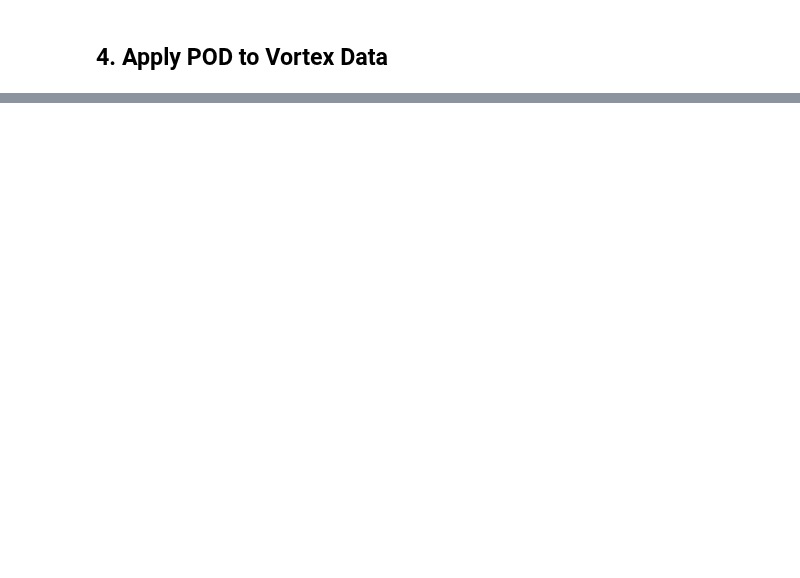
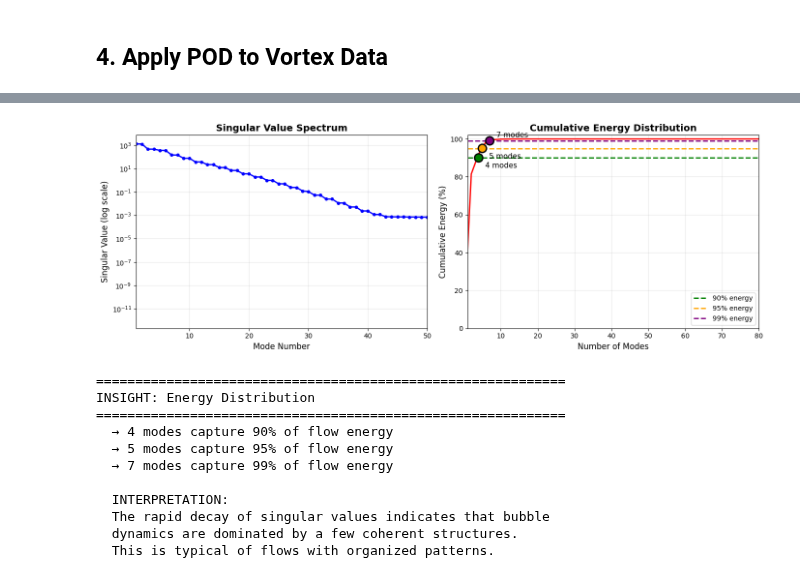
Before and after one commit to rezamirzaei/POD_Analysis_for_vortex_shedding_data, a Jupyter notebook: pod_analysis.ipynb, the cells around one changed output, grey strips where cells are left out. Cells and saved outputs as stored; diff of their text form; code cells hidden in the pictures; blank space fills up the shorter version.

```diff
--- a/pod_analysis.ipynb
+++ b/pod_analysis.ipynb
@@ -644,0 +192,61 @@ POD RESULTS:
+# %%
+fig, axes = plt.subplots(1, 2, figsize=(14, 5))
+
+# Singular value spectrum
+axes[0].semilogy(range(1, len(pod.singular_values)+1), pod.singular_values, 'b-o', lw=2, markersize=4)
+axes[0].set_xlabel('Mode Number', fontsize=12)
+axes[0].set_ylabel('Singular Value (log scale)', fontsize=12)
+axes[0].set_title('Singular Value Spectrum', fontsize=14, fontweight='bold')
+axes[0].grid(True, alpha=0.3)
+axes[0].set_xlim([1, min(50, len(pod.singular_values))])
+
+# Cumulative energy
+axes[1].plot(range(1, len(pod.cumulative_energy)+1), pod.cumulative_energy*100, 'r-', lw=2)
+axes[1].axhline(y=90, color='g', ls='--', lw=2, label='90% energy')
+axes[1].axhline(y=95, color='orange', ls='--', lw=2, label='95% energy')
+axes[1].axhline(y=99, color='purple', ls='--', lw=2, label='99% energy')
+
+n_90 = np.searchsorted(pod.cumulative_energy, 0.90) + 1
+n_95 = np.searchsorted(pod.cumulative_energy, 0.95) + 1
+n_99 = np.searchsorted(pod.cumulative_energy, 0.99) + 1
+
+axes[1].scatter([n_90, n_95, n_99], [90, 95, 99], s=150, zorder=5,
+                c=['green', 'orange', 'purple'], edgecolors='black', linewidths=2)
+axes[1].annotate(f'{n_90} modes', (n_90, 90), textcoords="offset points", xytext=(10, -15), fontsize=11)
+axes[1].annotate(f'{n_95} modes', (n_95, 95), textcoords="offset points", xytext=(10, -15), fontsize=11)
+axes[1].annotate(f'{n_99} modes', (n_99, 99), textcoords="offset points", xytext=(10, 5), fontsize=11)
+
+axes[1].set_xlabel('Number of Modes', fontsize=12)
+axes[1].set_ylabel('Cumulative Energy (%)', fontsize=12)
+axes[1].set_title('Cumulative Energy Distribution', fontsize=14, fontweight='bold')
+axes[1].legend(loc='lower right', fontsize=10)
+axes[1].grid(True, alpha=0.3)
+axes[1].set_xlim([1, min(80, len(pod.cumulative_energy))])
+axes[1].set_ylim([0, 102])
+
+plt.tight_layout()
+plt.show()
+
+print(f'\n{"="*60}')
+print('INSIGHT: Energy Distribution')
+print(f'{"="*60}')
+print(f'  → {n_90} modes capture 90% of flow energy')
+print(f'  → {n_95} modes capture 95% of flow energy')
+print(f'  → {n_99} modes capture 99% of flow energy')
+print(f'\n  INTERPRETATION:')
+print(f'  The rapid decay of singular values indicates that bubble')
+print(f'  dynamics are dominated by a few coherent structures.')
+print(f'  This is typical of flows with organized patterns.')
+# %% [output]
+[figure, added]
+============================================================
+INSIGHT: Energy Distribution
+============================================================
+  → 4 modes capture 90% of flow energy
+  → 5 modes capture 95% of flow energy
+  → 7 modes capture 99% of flow energy
+
+  INTERPRETATION:
+  The rapid decay of singular values indicates that bubble
+  dynamics are dominated by a few coherent structures.
+  This is typical of flows with organized patterns.
```
Also changed, not shown: parts of 49 cells of this notebook.
